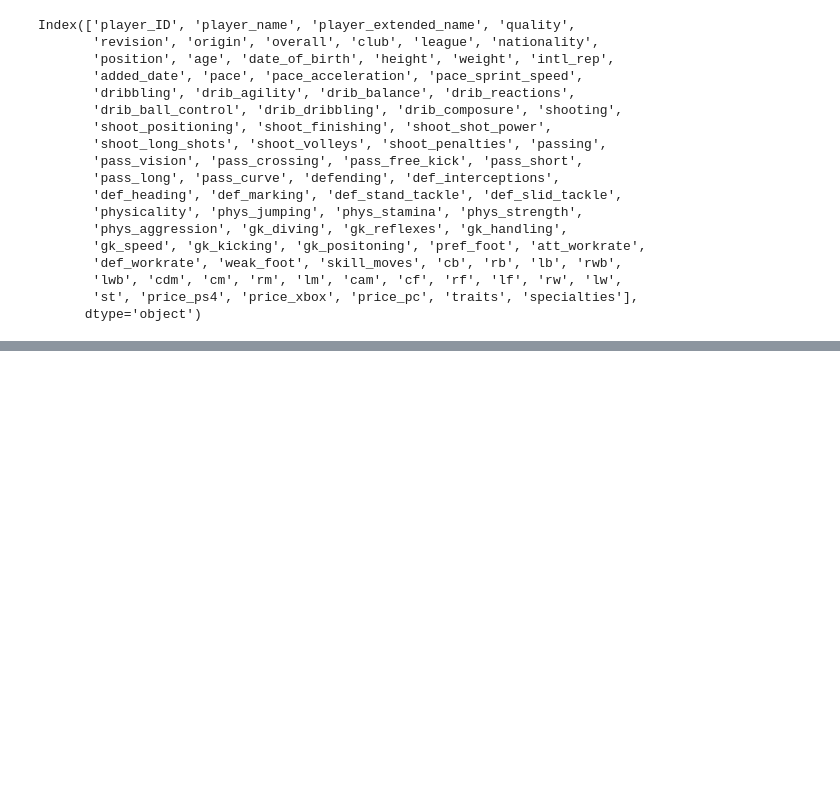
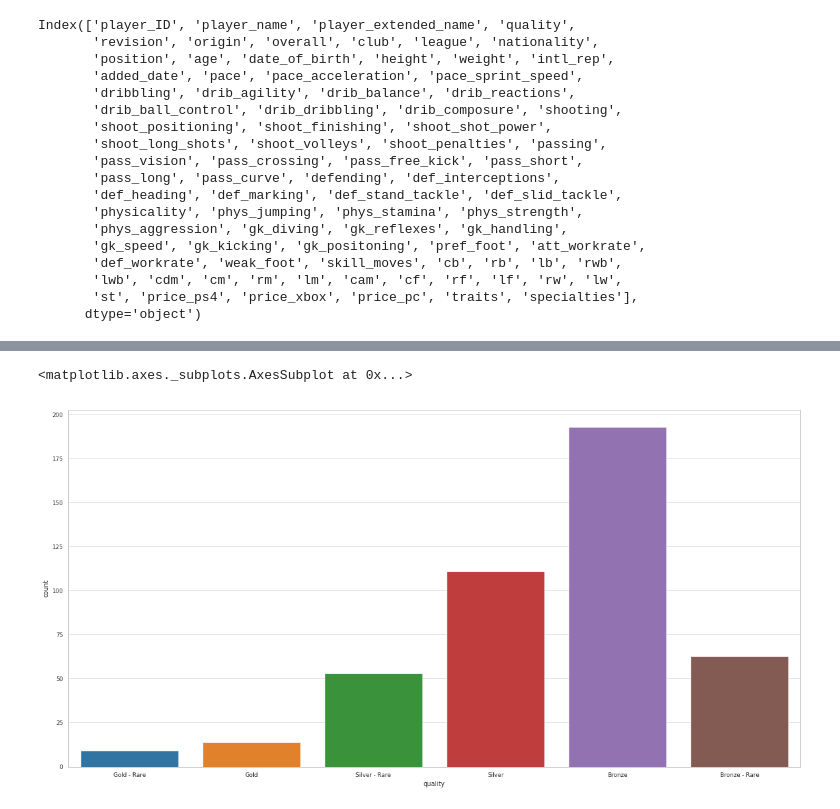
Before and after one commit to EvaSalomon/acamica, a Jupyter notebook: fut19/Desafio.ipynb, the cells around one changed output, grey strips where cells are left out. Saved outputs shown, nothing was run; the diff lists cells and outputs as text; code cells hidden in the pictures; blank space fills up the shorter version.

```diff
--- a/fut19/Desafio.ipynb
+++ b/fut19/Desafio.ipynb
@@ -53,0 +72,5 @@ leaguesMean.sort_values(by = 'price_xbox', ascending=True)
+# %%
+sns.countplot(league0.quality)
+# %% [output]
+<matplotlib.axes._subplots.AxesSubplot at 0x...>
+[figure, added]
```
Also changed, not shown: parts of 12 cells of this notebook.
